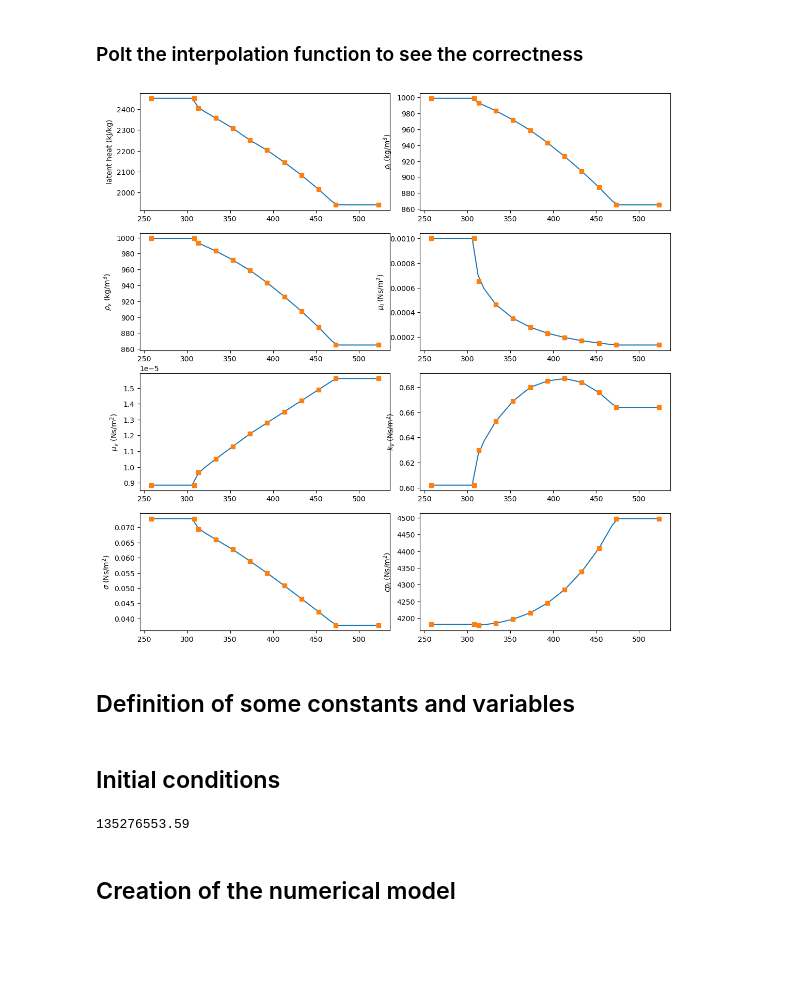
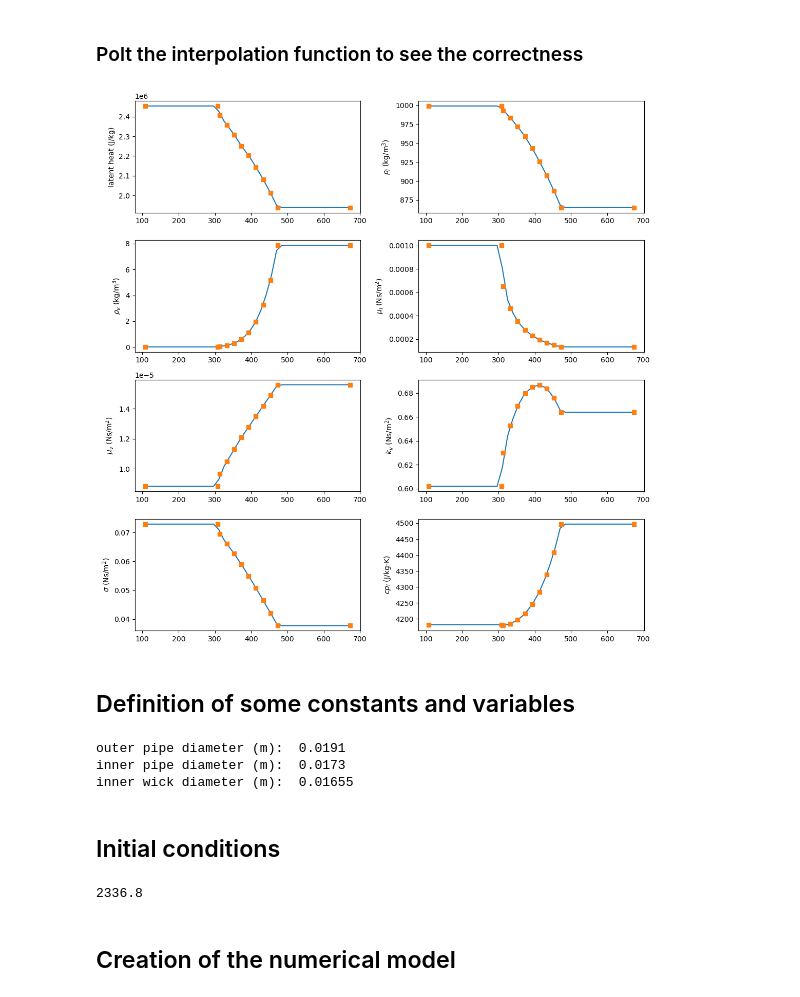
Before and after one commit to riccardoBocce/python_exam, a Jupyter notebook: heat_pipe_modeling.ipynb, the cells around one changed output. Cells and saved outputs as stored; diff of their text form; code cells hidden in the pictures; blank space fills up the shorter version.

```diff
--- a/heat_pipe_modeling.ipynb
+++ b/heat_pipe_modeling.ipynb
@@ -120,7 +96,7 @@ from scipy import interpolate
 temperature_for_fit = thermophys_data["Temperature (K)"] #get the dataframe slice
 temperature_for_fit = temperature_for_fit.values #get only the values
 temperature_for_fit = temperature_for_fit.tolist() #convert to list
-temperature_for_fit = np.array([temperature_for_fit[0]-50] +  temperature_for_fit + [temperature_for_fit[-1]+50]) #extend and convert to an array
+temperature_for_fit = np.array([temperature_for_fit[0]-200] +  temperature_for_fit + [temperature_for_fit[-1]+200]) #extend and convert to an array
 
 
 #poly_deg = 4 #degree of the polynomial
@@ -139,7 +115,7 @@ p_sat = interpolate.interp1d(temperature_for_fit, p_sat_for_fit,kind = "linear")
 
 latentheat_for_fit = thermophys_data["Latent heat (kJ/kg)"].values
 latentheat_for_fit = latentheat_for_fit.tolist() #convert in list
-latentheat_for_fit = np.array([latentheat_for_fit[0]] + latentheat_for_fit + [latentheat_for_fit[-1]]) #duplicate first and last elements
+latentheat_for_fit = np.array([latentheat_for_fit[0]] + latentheat_for_fit + [latentheat_for_fit[-1]])*1e3 #duplicate first and last elements
 
 
 #hlv_sat = Polynomial.fit(temperature_for_fit, latentheat_for_fit,poly_deg)
@@ -150,7 +126,7 @@ liquiddensity_for_fit = np.array([liquiddensity_for_fit[0]] + liquiddensity_for_
 #rhol_sat = Polynomial.fit(temperature_for_fit, liquiddensity_for_fit,poly_deg)
 rhol_sat =  interpolate.interp1d(temperature_for_fit, liquiddensity_for_fit,kind = "linear")
 
-vapordensity_for_fit = thermophys_data["Liquid density (kg/m3)"].values.tolist()
+vapordensity_for_fit = thermophys_data["Vapor density (kg/m3)"].values.tolist()
 vapordensity_for_fit = np.array([vapordensity_for_fit[0]] + vapordensity_for_fit + [vapordensity_for_fit[-1]])
 #rhov_sat = Polynomial.fit(temperature_for_fit, vapordensity_for_fit,poly_deg)
 rhov_sat = interpolate.interp1d(temperature_for_fit, vapordensity_for_fit,kind= "linear")
@@ -191,11 +167,11 @@ import matplotlib.pyplot as plt
 #create subplots
 
 fig, axs = plt.subplots(4,2, figsize = (11,11))
-fig.tight_layout() #djust space between subplots, minimize overlap
+
 
 axs[0,0].plot(temperature_for_plot,hlv_sat(temperature_for_plot))
 axs[0,0].plot(temperature_for_fit,latentheat_for_fit, linestyle = "none", marker = "s")
-axs[0,0].set_ylabel("latent heat (kJ/kg)")
+axs[0,0].set_ylabel("latent heat (J/kg)")
 
 axs[0,1].plot(temperature_for_plot,rhol_sat(temperature_for_plot))
 axs[0,1].plot(temperature_for_fit,liquiddensity_for_fit, linestyle = "none", marker = "s")
@@ -209,35 +185,37 @@ axs[1,1].plot(temperature_for_plot,mul_sat(temperature_for_plot))
 axs[1,1].plot(temperature_for_fit,liquidviscosity_for_fit, linestyle = "none", marker = "s")
 axs[1,1].set_ylabel("$\mu_l$ (Ns/m$^2$)")
 
 axs[2,0].plot(temperature_for_plot,muv_sat(temperature_for_plot))
 axs[2,0].plot(temperature_for_fit,vaporviscosity_for_fit, linestyle = "none", marker = "s")
 axs[2,0].set_ylabel("$\mu_v$ (Ns/m$^2$)")
 
 axs[2,1].plot(temperature_for_plot,kl_sat(temperature_for_plot))
 axs[2,1].plot(temperature_for_fit,liquidconductivity_for_fit, linestyle = "none", marker = "s")
 axs[2,1].set_ylabel("$k_v$ (Ns/m$^2$)")
 
 axs[3,0].plot(temperature_for_plot,sigma_sat(temperature_for_plot))
 axs[3,0].plot(temperature_for_fit,liquidtension_for_fit, linestyle = "none", marker = "s")
 axs[3,0].set_ylabel("$\sigma$ (Ns/m$^2$)")
 
 axs[3,1].plot(temperature_for_plot,cl_sat(temperature_for_plot))
 axs[3,1].plot(temperature_for_fit,liquidcapacity_for_fit, linestyle = "none", marker = "s")
-axs[3,1].set_ylabel("$cp_l$ (Ns/m$^2$)")
+axs[3,1].set_ylabel("$cp_l$ (J/kg-K)")
 
 axs[3,0].ticklabel_format(style="sci", axis = "y")
 axs[3,1].ticklabel_format(style="sci", axis = "y")
 
 axs[2,0].ticklabel_format(style="sci", axis = "y")
 axs[2,1].ticklabel_format(style="sci", axis = "y")
 
 axs[1,0].ticklabel_format(style="sci", axis = "y")
 axs[1,1].ticklabel_format(style="sci", axis = "y")
 
 axs[0,0].ticklabel_format(style="sci", axis = "y")
 axs[0,1].ticklabel_format(style="sci", axis = "y")
+
+fig.tight_layout() #djust space between subplots, minimize overlap
 # %% [output]
-[figure, old version]
+[figure, new version]
 # %% [markdown]
 ## Definition of some constants and variables
 # %%
@@ -262,6 +240,11 @@ dep = float(hp_data["pipe external diameter (m)"].values)
 dip = float(hp_data["pipe internal diameter (m)"].values)
 diw = float(hp_data["wick internal diameter (m)"].values)
 
+print("outer pipe diameter (m): ", dep)
+print("inner pipe diameter (m): ", dip)
+print("inner wick diameter (m): ", diw)
+
+
 Leva = float(hp_data["evaporator length (m)"].values)
 La = float(hp_data["adiabatic length (m)"].values)
 Lcond = float(hp_data["condenser length (m)"].values)
@@ -272,7 +255,7 @@ rc = float(hp_data["cavity radius (m)"].values)
 K = float(hp_data["wick permeability"].values)
 
 #compute cooling area in condenser
-Af = Lcond*2*np.pi*(dep/2)  #condenser outer surface (cooling)
+Af = Lcond*2*np.pi*(dep/2)+np.pi*(dep/2)**2  #condenser outer surface (cooling)
 hf = float(parameters_data["htc (W/m2-K)"].values)
 
 
@@ -284,24 +267,28 @@ Ve = Leva*np.pi*diw**2/4
 Leff = Leva/2 + La + Lcond/2
 
 #INPUT POWER
-Qin = float(parameters_data["input power (W)"].values)
+Qin =float(parameters_data["input power (W)"].values)
 
 #COOLING PART (assumed water)
 Tf = float(parameters_data["cooling fluid temperature (K)"].values)
-muf = float(thermophys_cooler_data["Liquid viscosity (N-s/m2)"].values[0])
-kf = float(thermophys_cooler_data["Liquid thermal conductivity (W/m-K)"].values[0])
-cf = float(thermophys_cooler_data["Liquid specific heat (kJ/kg-K)"].values[0]*1e3)
+#muf = float(thermophys_cooler_data["Liquid viscosity (N-s/m2)"].values[0])
+#kf = float(thermophys_cooler_data["Liquid thermal conductivity (W/m-K)"].values[0])
+#cf = float(thermophys_cooler_data["Liquid specific heat (kJ/kg-K)"].values[0]*1e3)
+# %% [output]
+outer pipe diameter (m):  0.0191
+inner pipe diameter (m):  0.0173
+inner wick diameter (m):  0.01655
 # %% [markdown]
 ## Initial conditions
 # %%
 
-T0 = 273.17+20
+T0 = 296
 
 #INITIAL CONDITIONS
-Mle_0 = rhol_sat(T0)*epsilon*Leva*np.pi*(dip**2 - diw**2)*epsilon/4 #liquid mass in evaporator
-Mlc_0 = rhol_sat(T0)*epsilon*Lcond*np.pi*(dip**2 - diw**2)*epsilon/4 #liquid mass in adiabatic region
-pve0 = T0*R*rhov_sat(T0)#float(p_sat(T0))#T0*R*rhov_sat(T0)#0.023360e5 pressure in evaporator
-pvc0 = T0*R*rhov_sat(T0)#float(p_sat(T0))#T0*R*rhov_sat(T0)#0.023360e5 pressure in condenser
+Mle_0 = rhol_sat(T0)*epsilon*Leva*np.pi*(dip**2 - diw**2)/4 #liquid mass in evaporator
+Mlc_0 = rhol_sat(T0)*epsilon*Lcond*np.pi*(dip**2 - diw**2)/4 #liquid mass in adiabatic region
+pve0 = float(p_sat(T0))#T0*R*rhov_sat(T0)#0.023360e5 pressure in evaporator
+pvc0 = float(p_sat(T0))#T0*R*rhov_sat(T0)#0.023360e5 pressure in condenser
 #T0*R*rhova
 y0 = [T0,T0,T0,T0,T0,T0,0,pve0,pvc0,T0,T0,Mle_0,Mlc_0]
 
@@ -309,7 +296,7 @@ y0 = [T0,T0,T0,T0,T0,T0,0,pve0,pvc0,T0,T0,Mle_0,Mlc_0]
 
 pvc0
 # %% [output]
-135276553.59
+2336.8
 # %% [markdown]
 ## Creation of the numerical model
 # %%
```
Also changed, not shown: parts of 17 cells of this notebook, 6 other files.
